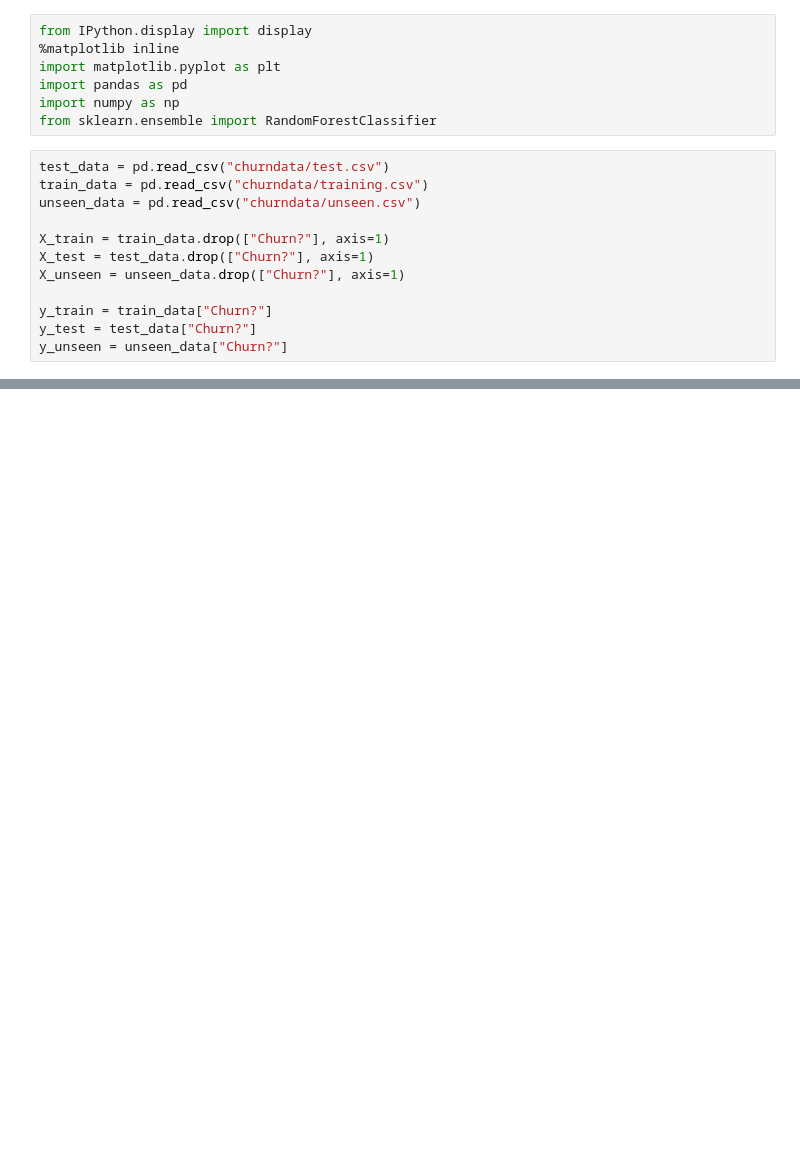
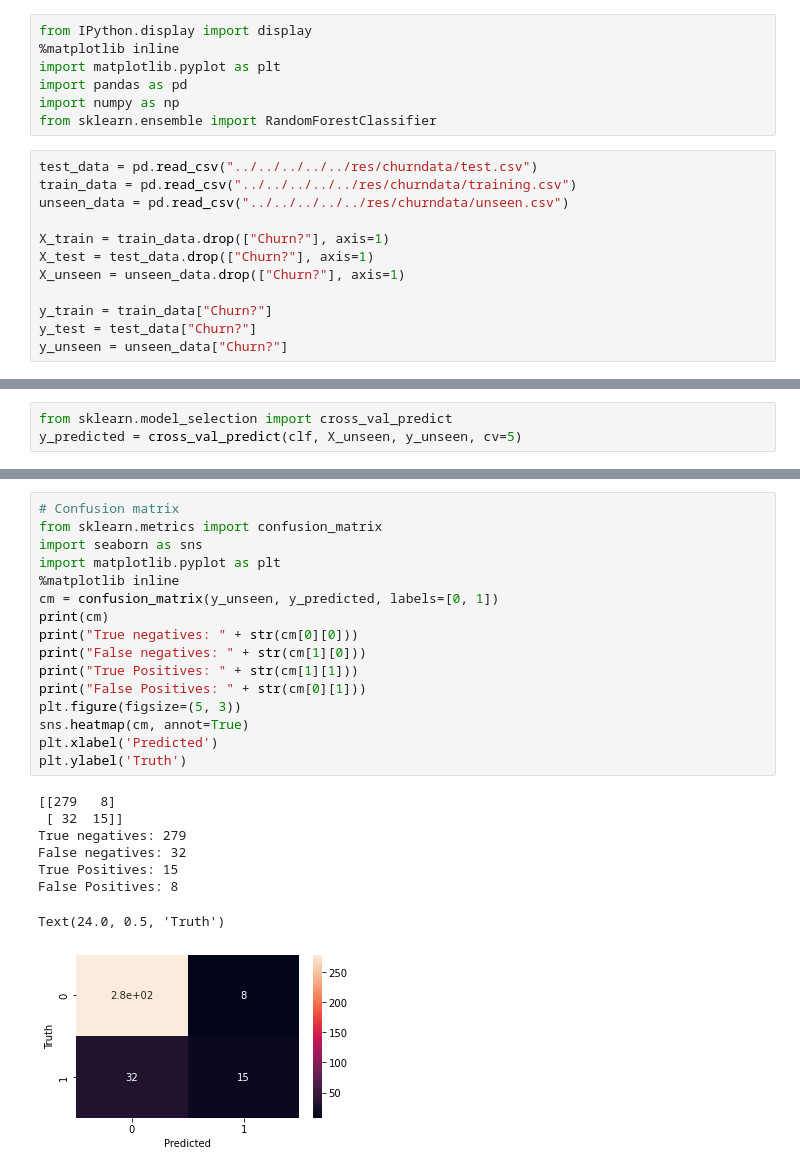
Before and after one commit to ABCD-EDU/cs322-lab, a Jupyter notebook: src/exercises/lab1/classification/random-forest/index.ipynb, the cells around one changed output, grey strips where cells are left out. Cells and saved outputs as stored; diff of their text form; blank space fills up the shorter version.

Commit message:
update: include unseen metrics

```diff
--- a/src/exercises/lab1/classification/random-forest/index.ipynb
+++ b/src/exercises/lab1/classification/random-forest/index.ipynb
@@ -6,9 +6,9 @@ import pandas as pd
 import numpy as np
 from sklearn.ensemble import RandomForestClassifier
 # %%
-test_data = pd.read_csv("churndata/test.csv")
-train_data = pd.read_csv("churndata/training.csv")
-unseen_data = pd.read_csv("churndata/unseen.csv")
+test_data = pd.read_csv("../../../../../res/churndata/test.csv")
+train_data = pd.read_csv("../../../../../res/churndata/training.csv")
+unseen_data = pd.read_csv("../../../../../res/churndata/unseen.csv")
 
 X_train = train_data.drop(["Churn?"], axis=1)
 X_test = test_data.drop(["Churn?"], axis=1)
@@ -65,0 +116,3 @@ roc_auc_score(y_test, y_predicted)
+# %%
+from sklearn.model_selection import cross_val_predict
+y_predicted = cross_val_predict(clf, X_unseen, y_unseen, cv=5)
@@ -65,0 +129,25 @@ roc_auc_score(y_test, y_predicted)
+# %%
+# Confusion matrix
+from sklearn.metrics import confusion_matrix
+import seaborn as sns
+import matplotlib.pyplot as plt
+%matplotlib inline
+cm = confusion_matrix(y_unseen, y_predicted, labels=[0, 1])
+print(cm)
+print("True negatives: " + str(cm[0][0]))
+print("False negatives: " + str(cm[1][0]))
+print("True Positives: " + str(cm[1][1]))
+print("False Positives: " + str(cm[0][1]))
+plt.figure(figsize=(5, 3))
+sns.heatmap(cm, annot=True)
+plt.xlabel('Predicted')
+plt.ylabel('Truth')
+# %% [output]
+[[279   8]
+ [ 32  15]]
+True negatives: 279
+False negatives: 32
+True Positives: 15
+False Positives: 8
+Text(24.0, 0.5, 'Truth')
+[figure, added]
```
Also changed, not shown: parts of 20 cells of this notebook.
